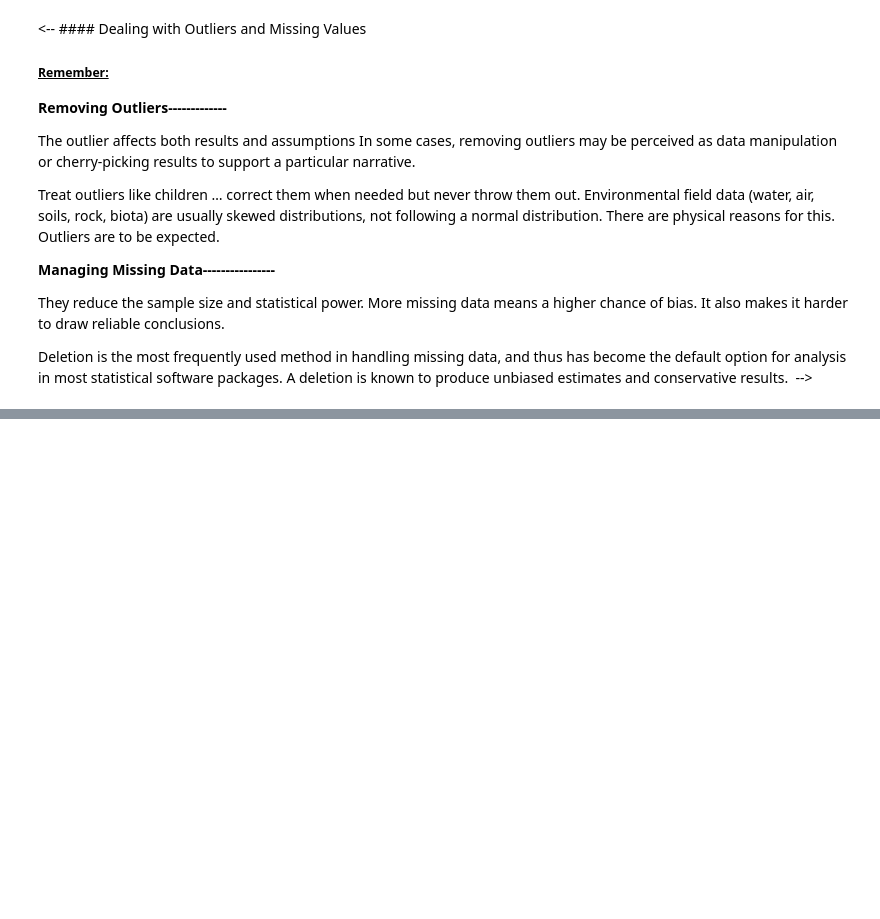
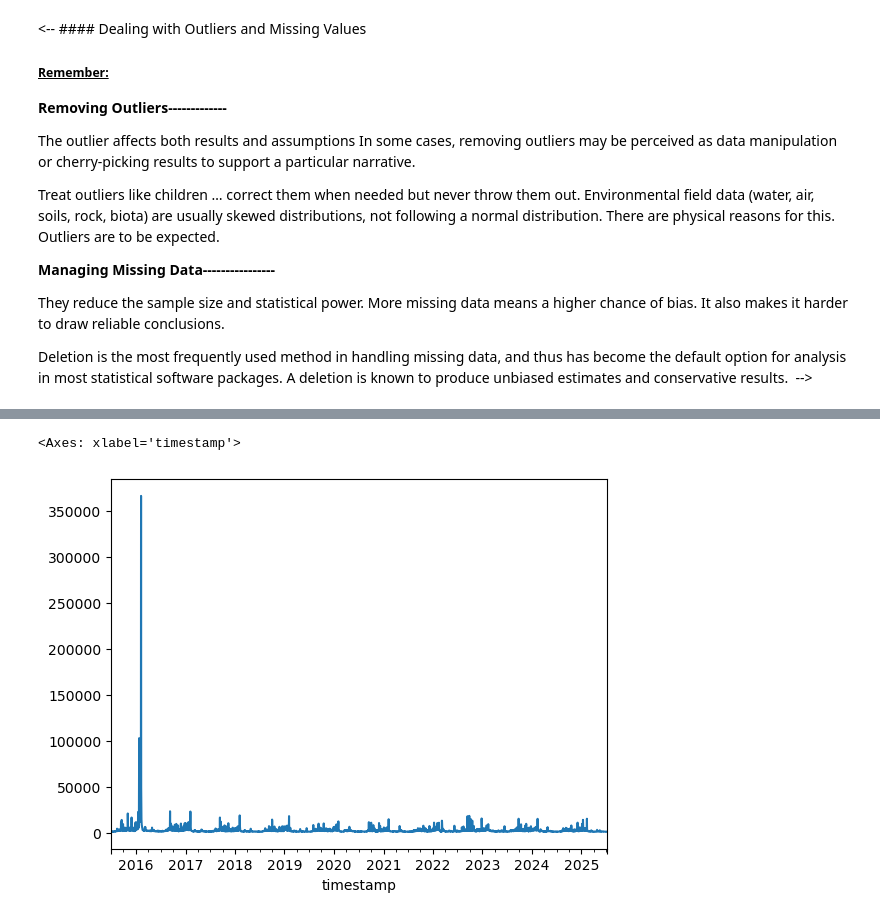
Before and after one commit to Jonah-Schwartz521/INFO_summer_notes, a Jupyter notebook: w6d2_EDAcont_students.ipynb, the cells around one changed output, grey strips where cells are left out. Cells and saved outputs as stored; diff of their text form; code cells hidden in the pictures; blank space fills up the shorter version.

```diff
--- a/w6d2_EDAcont_students.ipynb
+++ b/w6d2_EDAcont_students.ipynb
@@ -552,0 +617,3 @@ plot it
+# %%
+pvs = wf.get_pageviews('Denver Broncos')
+pvs.head()
@@ -553,2 +628,9 @@ plot it
+# %%
+# plot it
+
+pvs.plot()
+# %% [output]
+<Axes: xlabel='timestamp'>
+[figure, added]
 # %% [markdown]
 <!-- Compare two pagess -->
```
Also changed, not shown: parts of 41 cells of this notebook.
